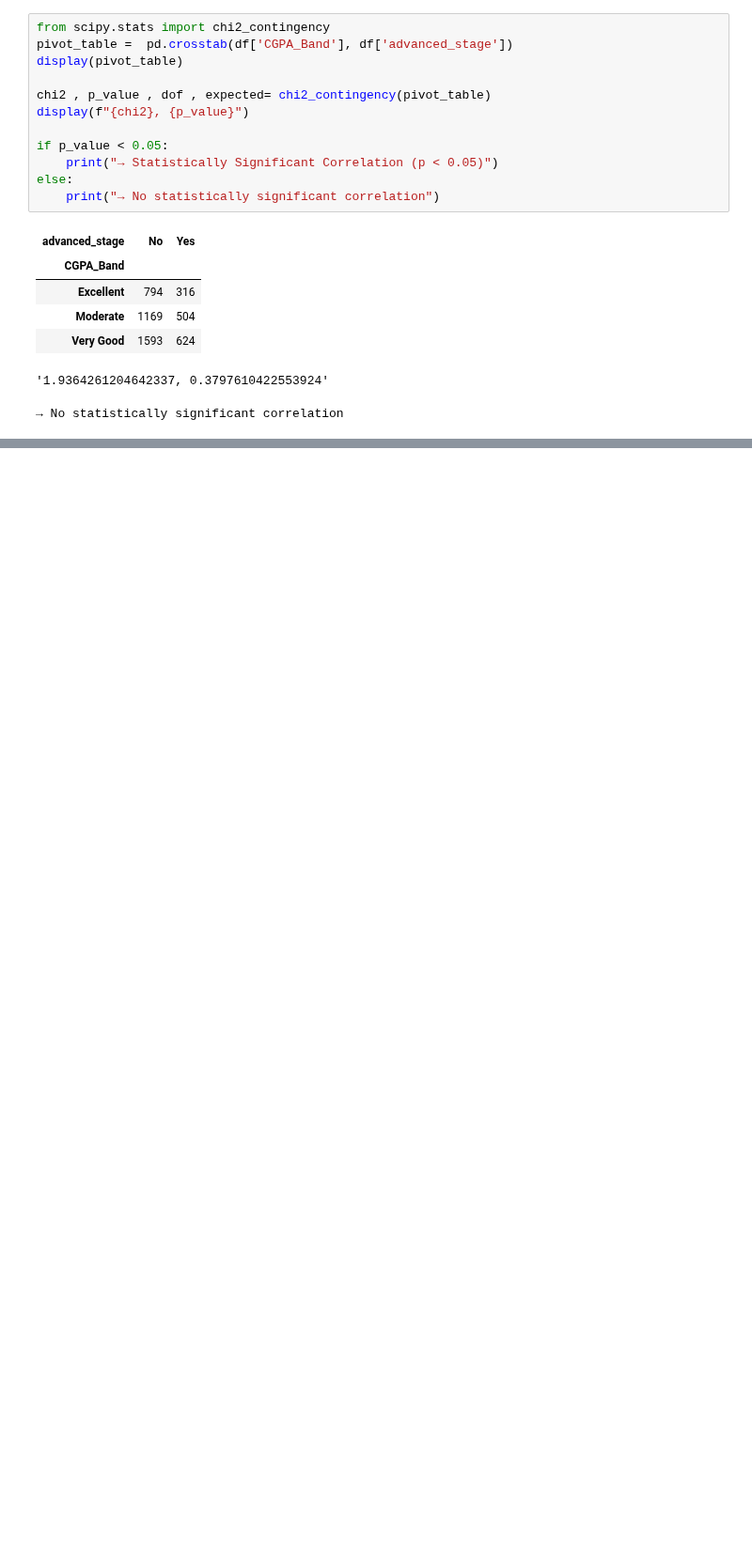
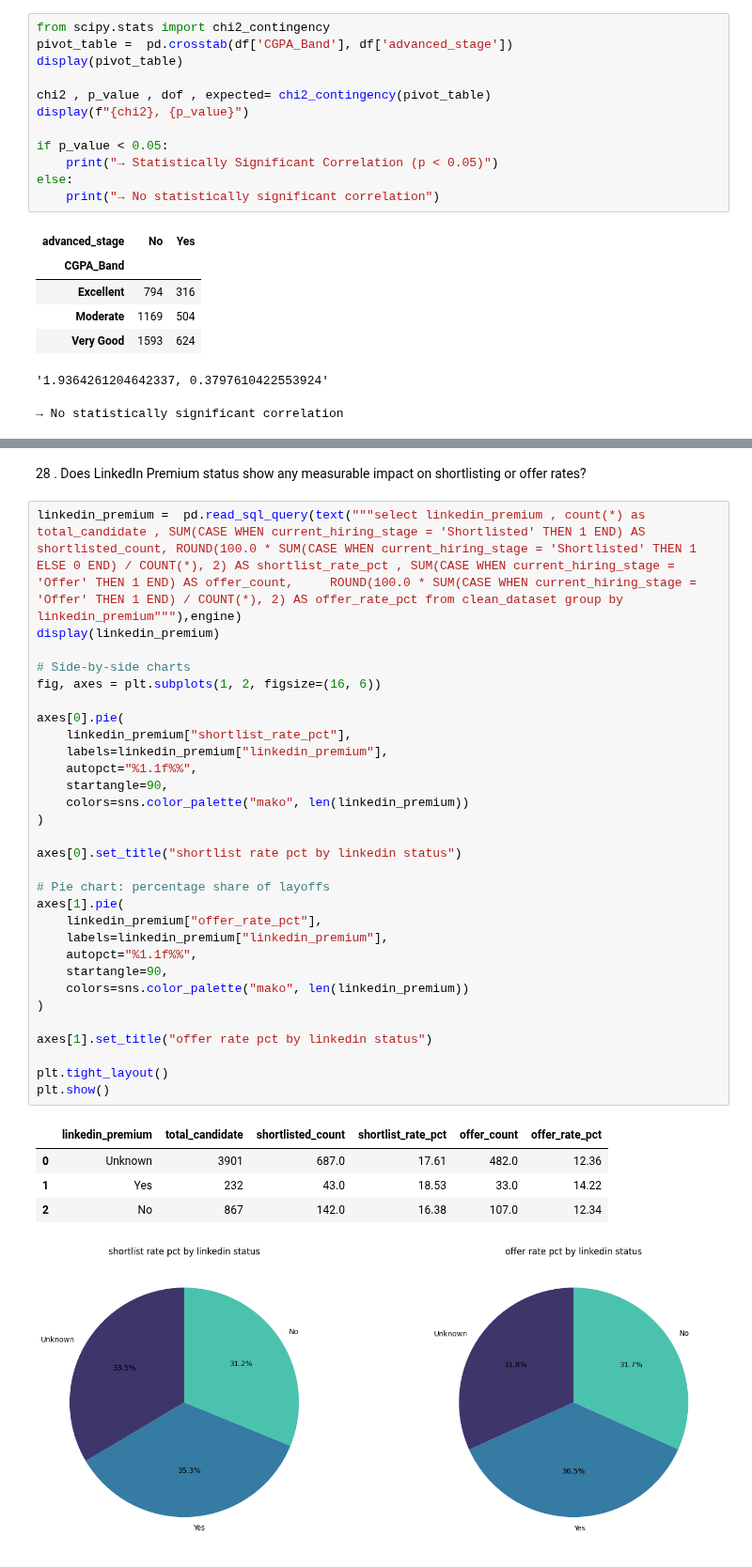
Before and after one commit to Ishasavani1402/Data-Analytics, a Jupyter notebook: fresher_hiring_analysis/EDA.ipynb, the cells around one changed output, grey strips where cells are left out. Shown at 94% size. Drawn from its saved outputs; the diff is of its cells as text; blank space fills up the shorter version.

```diff
--- a/fresher_hiring_analysis/EDA.ipynb
+++ b/fresher_hiring_analysis/EDA.ipynb
@@ -1062,0 +1164,38 @@ else:
+# %% [markdown]
+28 . Does LinkedIn Premium status show any measurable impact on shortlisting or offer rates?
+# %%
+linkedin_premium =  pd.read_sql_query(text("""select linkedin_premium , count(*) as total_candidate , SUM(CASE WHEN current_hiring_stage = 'Shortlisted' THEN 1 END) AS shortlisted_count, ROUND(100.0 * SUM(CASE WHEN current_hiring_stage = 'Shortlisted' THEN 1 ELSE 0 END) / COUNT(*), 2) AS shortlist_rate_pct , SUM(CASE WHEN current_hiring_stage = 'Offer' THEN 1 END) AS offer_count,     ROUND(100.0 * SUM(CASE WHEN current_hiring_stage = 'Offer' THEN 1 END) / COUNT(*), 2) AS offer_rate_pct from clean_dataset group by linkedin_premium"""),engine)
+display(linkedin_premium)
+
+# Side-by-side charts
+fig, axes = plt.subplots(1, 2, figsize=(16, 6))
+
+axes[0].pie(
+    linkedin_premium["shortlist_rate_pct"],
+    labels=linkedin_premium["linkedin_premium"],
+    autopct="%1.1f%%",
+    startangle=90,
+    colors=sns.color_palette("mako", len(linkedin_premium))
+)
+
+axes[0].set_title("shortlist rate pct by linkedin status")
+
+# Pie chart: percentage share of layoffs
+axes[1].pie(
+    linkedin_premium["offer_rate_pct"],
+    labels=linkedin_premium["linkedin_premium"],
+    autopct="%1.1f%%",
+    startangle=90,
+    colors=sns.color_palette("mako", len(linkedin_premium))
+)
+
+axes[1].set_title("offer rate pct by linkedin status")
+
+plt.tight_layout()
+plt.show()
+# %% [output]
+|  | linkedin_premium | total_candidate | shortlisted_count | shortlist_rate_pct | offer_count | offer_rate_pct |
+| 0 | Unknown | 3901 | 687.0 | 17.61 | 482.0 | 12.36 |
+| 1 | Yes | 232 | 43.0 | 18.53 | 33.0 | 14.22 |
+| 2 | No | 867 | 142.0 | 16.38 | 107.0 | 12.34 |
+[figure, added]
```
Also changed, not shown: parts of 7 cells of this notebook, 1 other file.
